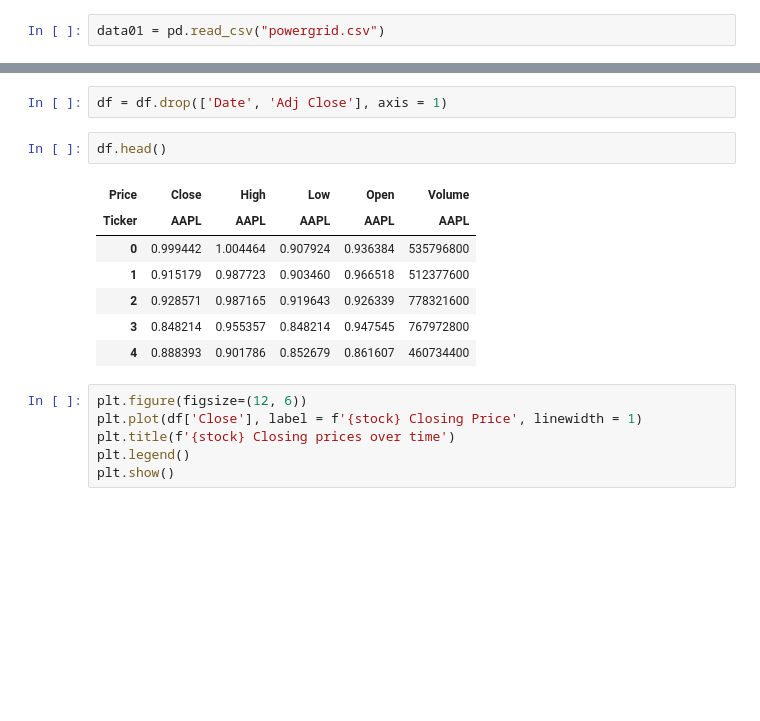
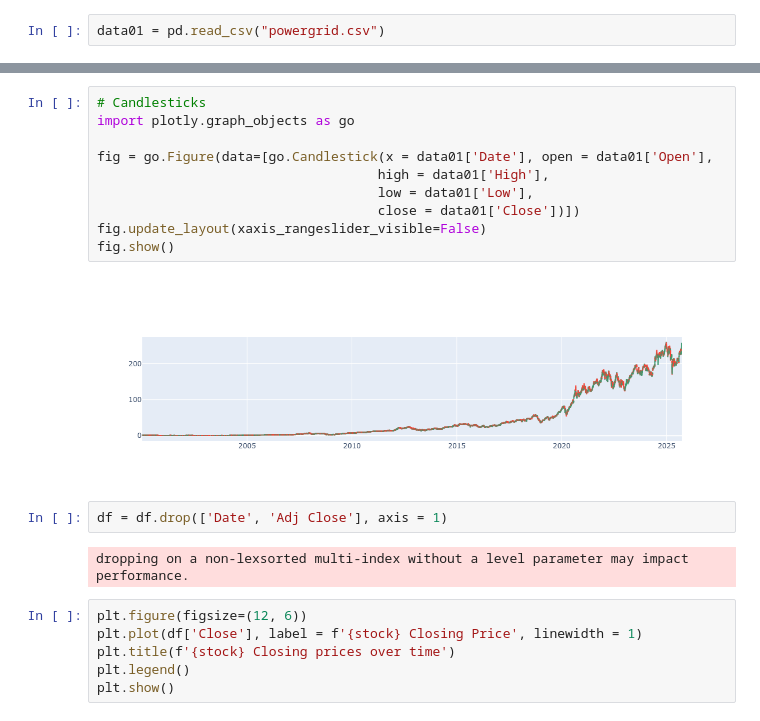
Before and after one commit to xiah17/Stock_Price_Prediction, a Jupyter notebook: Stock Price Prediction.ipynb, the cells around one changed output, grey strips where cells are left out. Saved outputs shown, nothing was run; the diff lists cells and outputs as text; blank space fills up the shorter version.

```diff
--- a/Stock Price Prediction.ipynb
+++ b/Stock Price Prediction.ipynb
@@ -101,15 +103,19 @@ data01.head()
-# %%
-df = df.drop(['Date', 'Adj Close'], axis = 1)
-# %%
-df.head()
-# %% [output]
-| Price | Close | High | Low | Open | Volume |
-| Ticker | AAPL | AAPL | AAPL | AAPL | AAPL |
-| 0 | 0.999442 | 1.004464 | 0.907924 | 0.936384 | 535796800 |
-| 1 | 0.915179 | 0.987723 | 0.903460 | 0.966518 | 512377600 |
-| 2 | 0.928571 | 0.987165 | 0.919643 | 0.926339 | 778321600 |
-| 3 | 0.848214 | 0.955357 | 0.848214 | 0.947545 | 767972800 |
-| 4 | 0.888393 | 0.901786 | 0.852679 | 0.861607 | 460734400 |
+# %%
+# Candlesticks
+import plotly.graph_objects as go
+
+fig = go.Figure(data=[go.Candlestick(x = data01['Date'], open = data01['Open'],
+                                    high = data01['High'],
+                                    low = data01['Low'],
+                                    close = data01['Close'])])
+fig.update_layout(xaxis_rangeslider_visible=False)
+fig.show()
+# %% [output]
+[figure, added]
+# %%
+df = df.drop(['Date', 'Adj Close'], axis = 1)
+# %% [output]
+dropping on a non-lexsorted multi-index without a level parameter may impact performance.
 # %%
 plt.figure(figsize=(12, 6))
 plt.plot(df['Close'], label = f'{stock} Closing Price', linewidth = 1)
```
Also changed, not shown: parts of 10 cells of this notebook, 12 other files.
